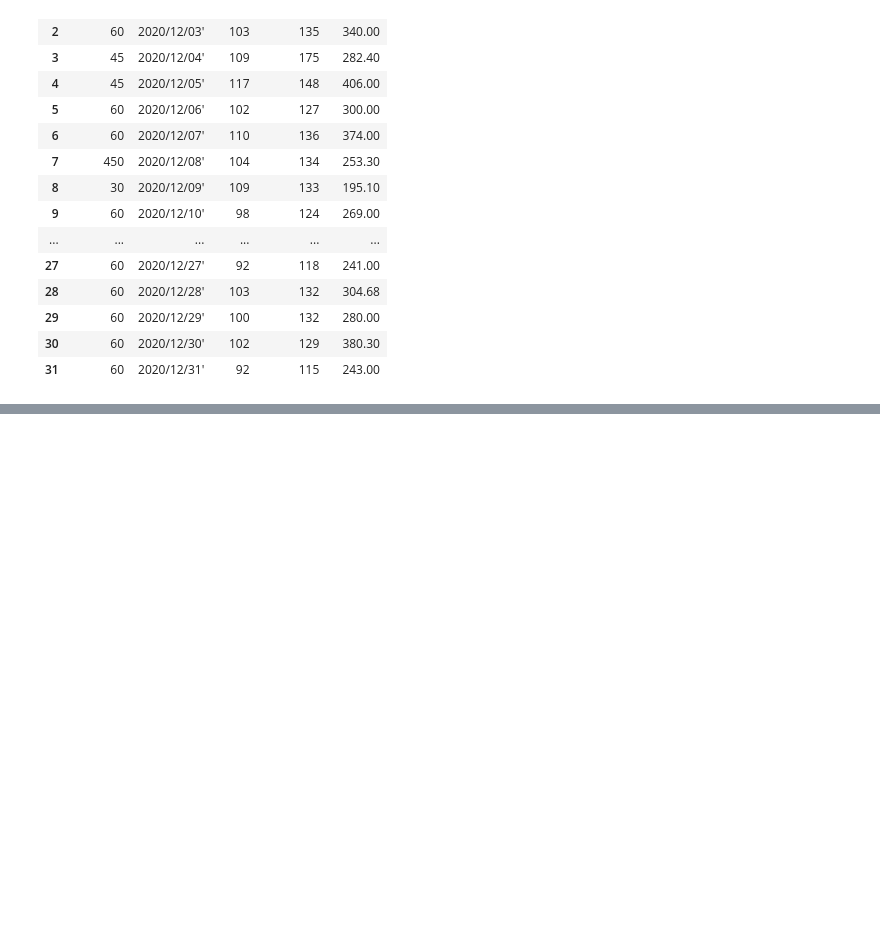
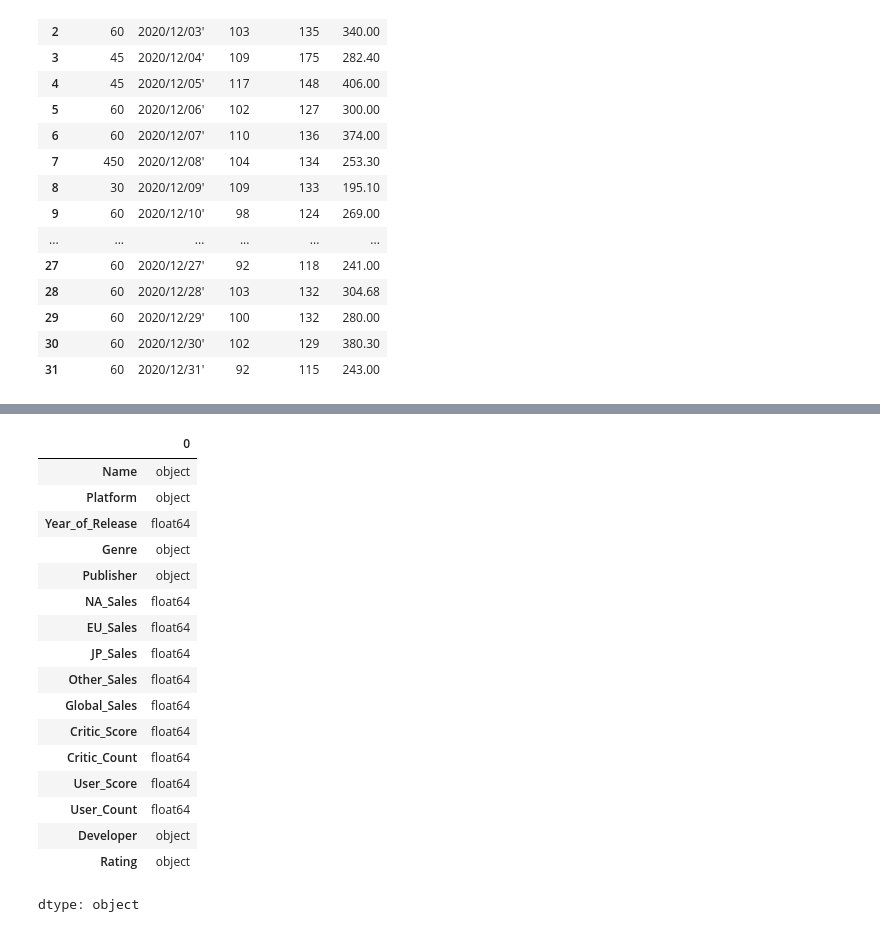
Before and after one commit to ArabindaSigdel/ML-Learning-from-scratch, a Jupyter notebook: Introduction to Panda/pandas.ipynb, the cells around one changed output, grey strips where cells are left out. Cells and saved outputs as stored; diff of their text form; code cells hidden in the pictures; blank space fills up the shorter version.

```diff
--- a/Introduction to Panda/pandas.ipynb
+++ b/Introduction to Panda/pandas.ipynb
@@ -341,0 +378,21 @@ For example, when doing 'df[col].method(value, inplace=True)', try using 'df.met
+# %%
+df.dtypes
+# %% [output]
+|  | 0 |
+| Name | object |
+| Platform | object |
+| Year_of_Release | float64 |
+| Genre | object |
+| Publisher | object |
+| NA_Sales | float64 |
+| EU_Sales | float64 |
+| JP_Sales | float64 |
+| Other_Sales | float64 |
+| Global_Sales | float64 |
+| Critic_Score | float64 |
+| Critic_Count | float64 |
+| User_Score | float64 |
+| User_Count | float64 |
+| Developer | object |
+| Rating | object |
+dtype: object
```
Also changed, not shown: parts of 7 cells of this notebook.
